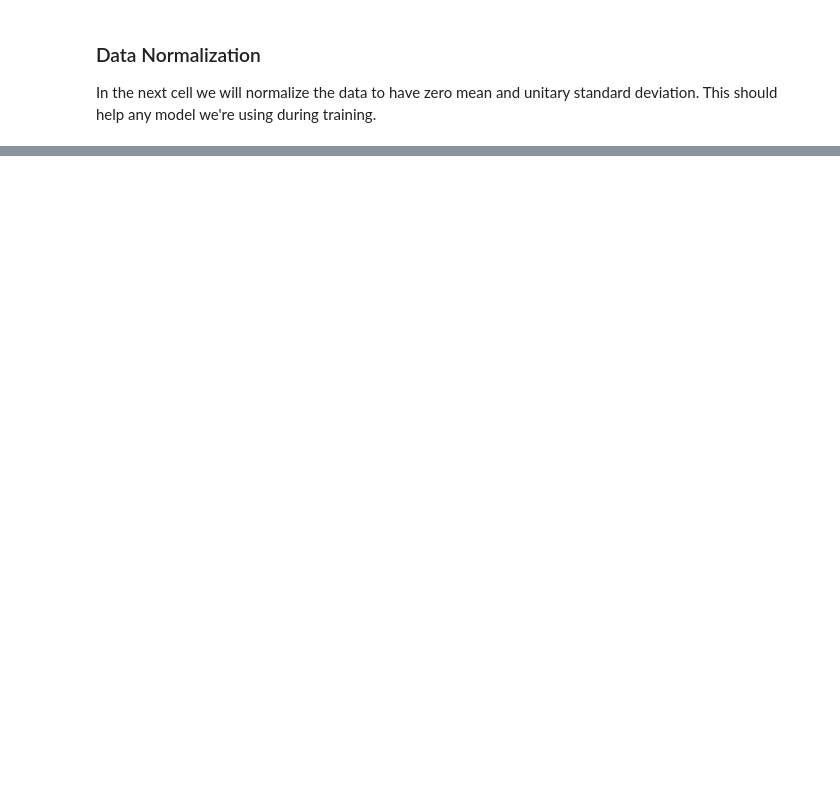
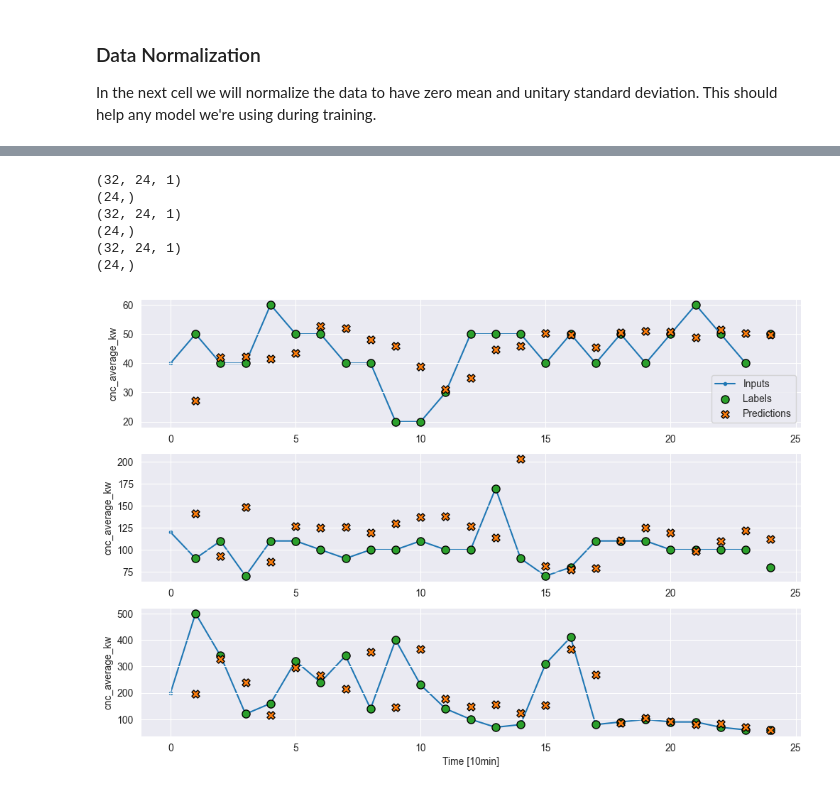
Before and after one commit to LFK01/CNC_consumption_wizard, a Jupyter notebook: energy_consumption.ipynb, the cells around one changed output, grey strips where cells are left out. Saved outputs shown, nothing was run; the diff lists cells and outputs as text; code cells hidden in the pictures; blank space fills up the shorter version.

```diff
--- a/energy_consumption.ipynb
+++ b/energy_consumption.ipynb
@@ -543,0 +734,8 @@ In the next paragraphs we will try to define a model to predict the energy consu
+# %%
+# Data normalization https://www.tensorflow.org/tutorials/structured_data/time_series#normalize_the_data
+train_mean = train_df[features_variables].mean()
+train_std = train_df[features_variables].std()
+
+train_df[features_variables] = (train_df[features_variables] - train_mean) / train_std
+val_df[features_variables] = (val_df[features_variables] - train_mean) / train_std
+test_df[features_variables] = (test_df[features_variables] - train_mean) / train_std
@@ -543,0 +907,13 @@ In the next paragraphs we will try to define a model to predict the energy consu
+# %%
+LSTM_UNITS = 32
+
+# Define the LSTM model
+lstm_model = tf.keras.models.Sequential([
+	# Shape [batch, time, features] => [batch, time, lstm_units]
+	tf.keras.layers.LSTM(LSTM_UNITS, return_sequences=True),
+	# Shape => [batch, time, features]
+	tf.keras.layers.Dense(units=1)
+])
+
+# Compile the model
+lstm_model.compile(optimizer='adam', loss='mae')
@@ -543,0 +922,17 @@ In the next paragraphs we will try to define a model to predict the energy consu
+# %%
+MAX_EPOCHS = 200
+BATCH_SIZE = 32
+PATIENCE = 15
+
+early_stopping = tf.keras.callbacks.EarlyStopping(monitor='val_loss',
+												  patience=PATIENCE,
+						  						  mode='min')
+
+lstm_model.compile(loss=tf.keras.losses.MeanSquaredError(),
+				   optimizer=tf.keras.optimizers.Adam(),
+				   metrics=[tf.keras.metrics.MeanAbsoluteError()])
+
+history = lstm_model.fit(w_gen.train,
+						 epochs=MAX_EPOCHS,
+						 validation_data=w_gen.val,
+						 callbacks=[early_stopping])
@@ -543,0 +957,10 @@ In the next paragraphs we will try to define a model to predict the energy consu
+# %%
+w_gen.plot(lstm_model)
+# %% [output]
+(32, 24, 1)
+(24,)
+(32, 24, 1)
+(24,)
+(32, 24, 1)
+(24,)
+[figure, added]
```
Also changed, not shown: parts of 48 cells of this notebook, 1 other file.
